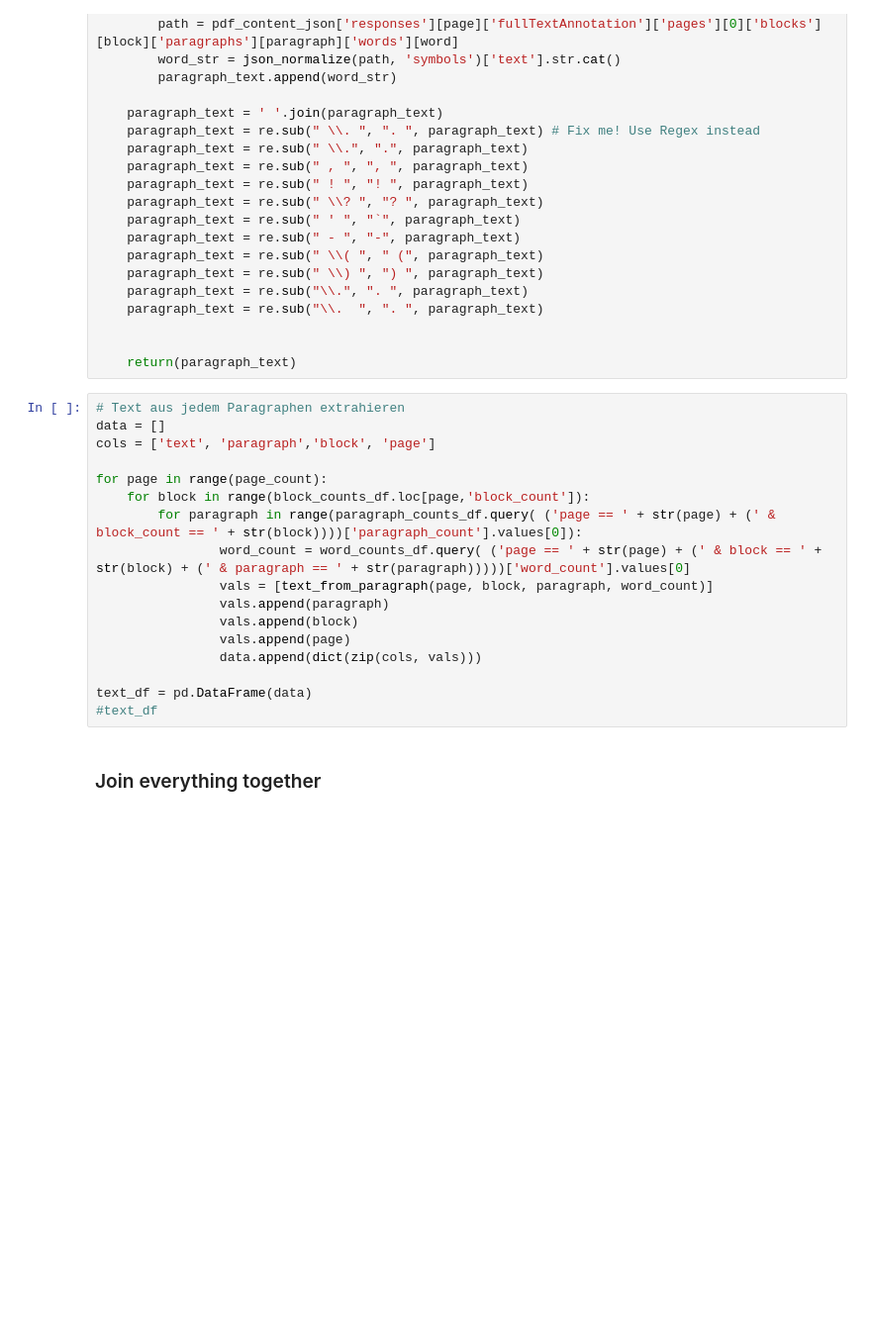
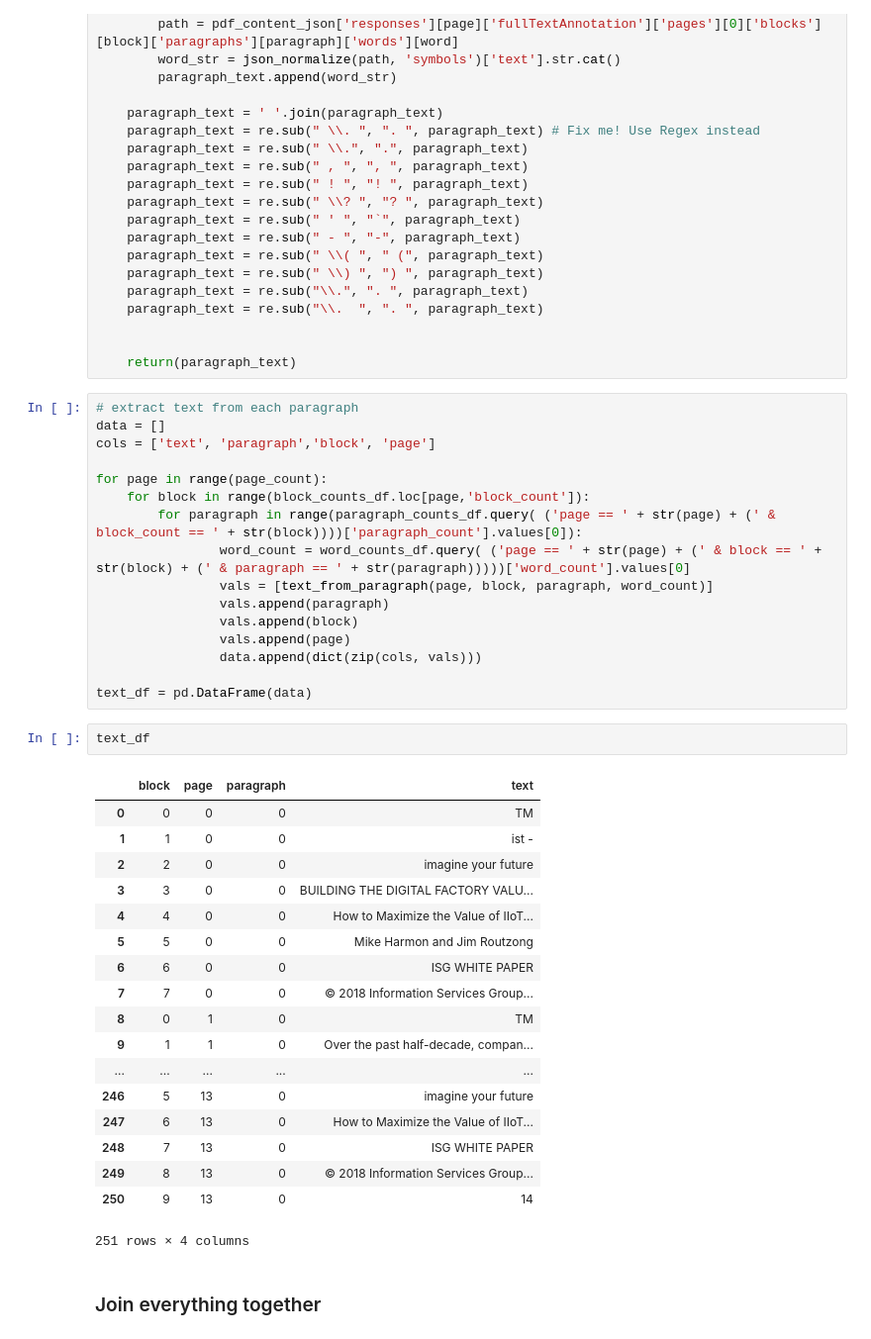
Before and after one commit to tobiaszwingmann/pdf-summarization, a Jupyter notebook: pdf-text-extraction.ipynb, the cells around one changed output. Shown at 99% size. Cells and saved outputs as stored; diff of their text form; blank space fills up the shorter version.

```diff
--- a/pdf-text-extraction.ipynb
+++ b/pdf-text-extraction.ipynb
@@ -191,7 +312,7 @@ def text_from_paragraph(page, block, paragraph, word_count):
 
     return(paragraph_text)
 # %%
-# Text aus jedem Paragraphen extrahieren
+# extract text from each paragraph
 data = []
 cols = ['text', 'paragraph','block', 'page']
 
@@ -206,7 +327,27 @@ for page in range(page_count):
                 data.append(dict(zip(cols, vals)))
 
 text_df = pd.DataFrame(data)
-#text_df
+# %%
+text_df
+# %% [output]
+|  | block | page | paragraph | text |
+| 0 | 0 | 0 | 0 | TM |
+| 1 | 1 | 0 | 0 | ist - |
+| 2 | 2 | 0 | 0 | imagine your future |
+| 3 | 3 | 0 | 0 | BUILDING THE DIGITAL FACTORY VALU... |
+| 4 | 4 | 0 | 0 | How to Maximize the Value of IIoT... |
+| 5 | 5 | 0 | 0 | Mike Harmon and Jim Routzong |
+| 6 | 6 | 0 | 0 | ISG WHITE PAPER |
+| 7 | 7 | 0 | 0 | © 2018 Information Services Group... |
+| 8 | 0 | 1 | 0 | TM |
+| 9 | 1 | 1 | 0 | Over the past half-decade, compan... |
+| ... | ... | ... | ... | ... |
+| 246 | 5 | 13 | 0 | imagine your future |
+| 247 | 6 | 13 | 0 | How to Maximize the Value of IIoT... |
+| 248 | 7 | 13 | 0 | ISG WHITE PAPER |
+| 249 | 8 | 13 | 0 | © 2018 Information Services Group... |
+| 250 | 9 | 13 | 0 | 14 |
+251 rows × 4 columns
 # %% [markdown]
 ### Join everything together
 # %%
```
Also changed, not shown: parts of 115 cells of this notebook.
